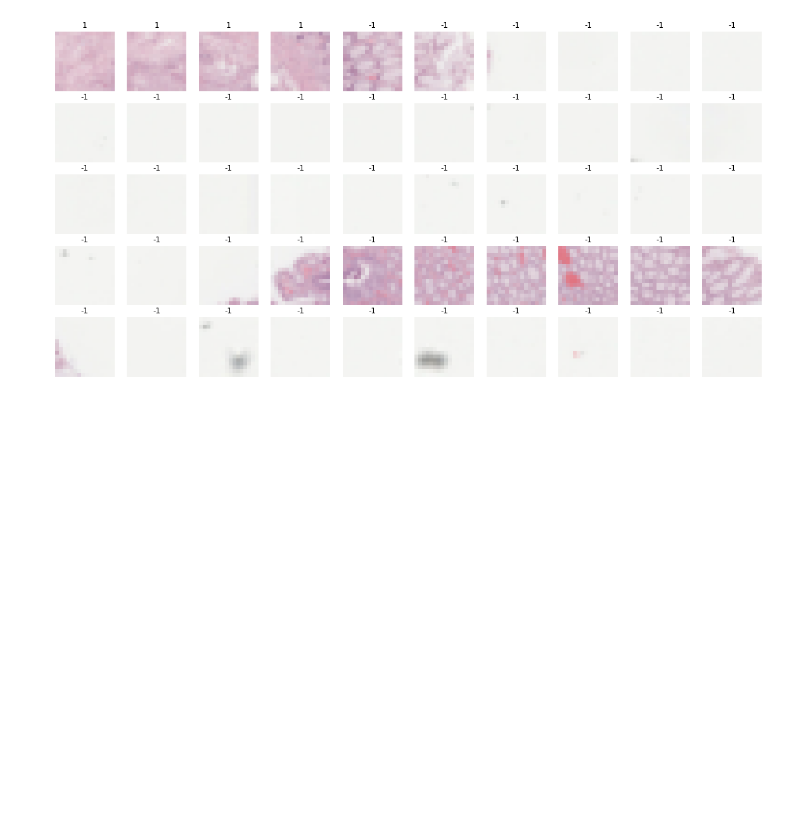
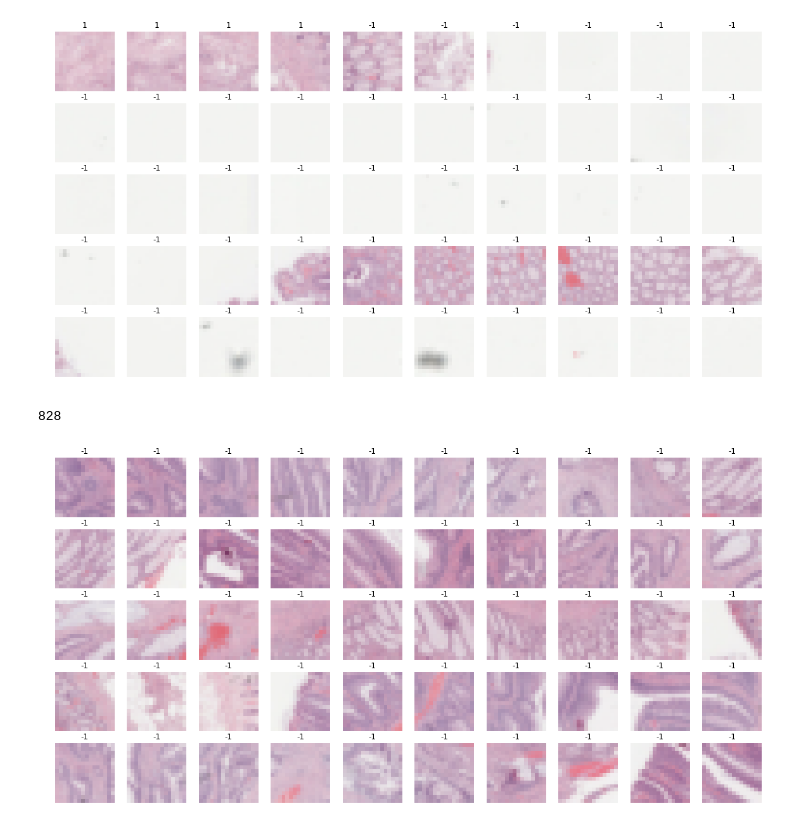
Before and after one commit to ysbecca/bcsp-expert, a Jupyter notebook: Patch sampling from images.ipynb, the cells around one changed output. Saved outputs shown, nothing was run; the diff lists cells and outputs as text; code cells hidden in the pictures; blank space fills up the shorter version.

```diff
--- a/Patch sampling from images.ipynb
+++ b/Patch sampling from images.ipynb
@@ -261,3 +261,29 @@ end = 1257
 show_labeled_patches([Image.fromarray(p, 'RGB') for p in patches[start:end]], labels[start:end])
 # %% [output]
 [figure]
+# %%
+def image_is_background(image):
+    '''
+    Determines using a simple threshold whether the patch is primarily background.
+    '''
+    threshold = 0.25
+    x, y, dim = np.shape(image)
+    if (np.count_nonzero(np.where(image > 210, 0, image))/(x*y*dim) < threshold):
+        return True
+    else:
+        return False
+# %%
+filtered_patches = []
+for p in patches:
+    if not image_is_background(p):
+        filtered_patches.append(p)
+# %%
+print(len(filtered_patches))
+# %% [output]
+828
+# %%
+start = 500
+end = 600
+show_labeled_patches([Image.fromarray(p, 'RGB') for p in filtered_patches[start:end]], labels[start:end])
+# %% [output]
+[figure, added]
```
Also changed, not shown: 5 other files.
